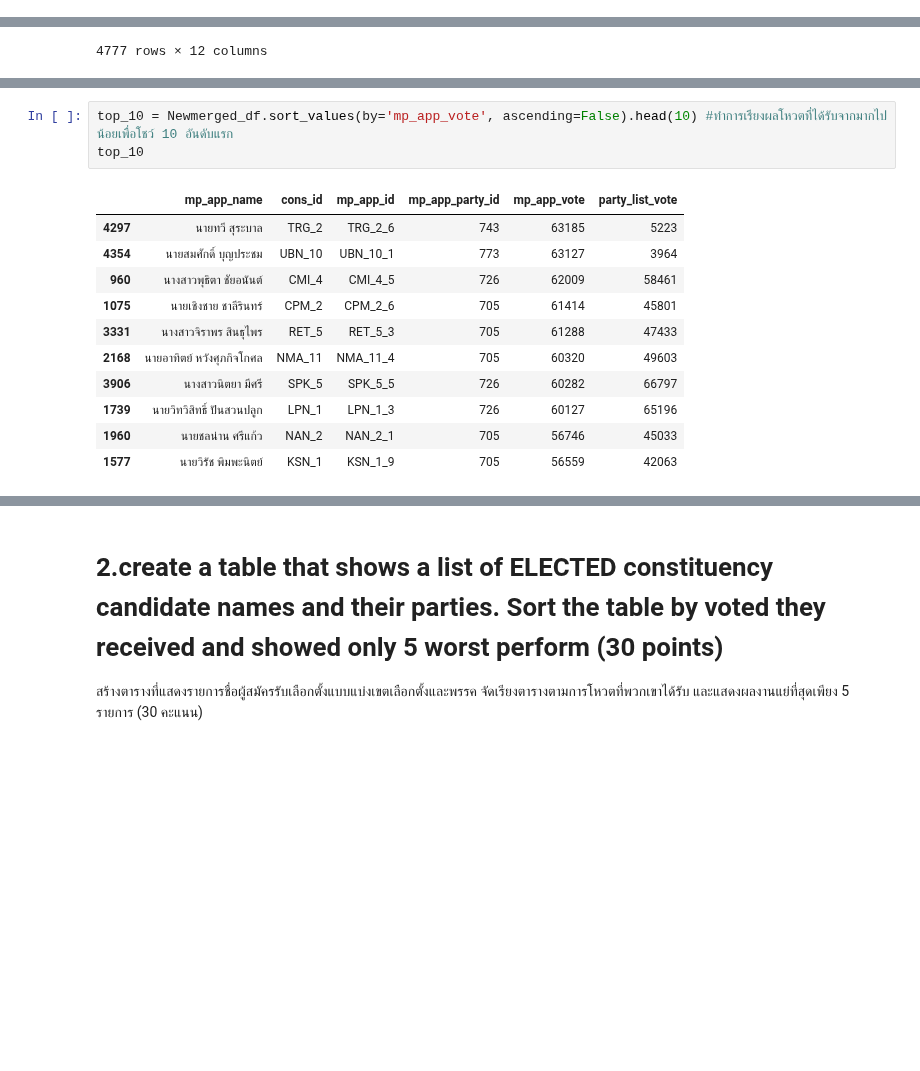
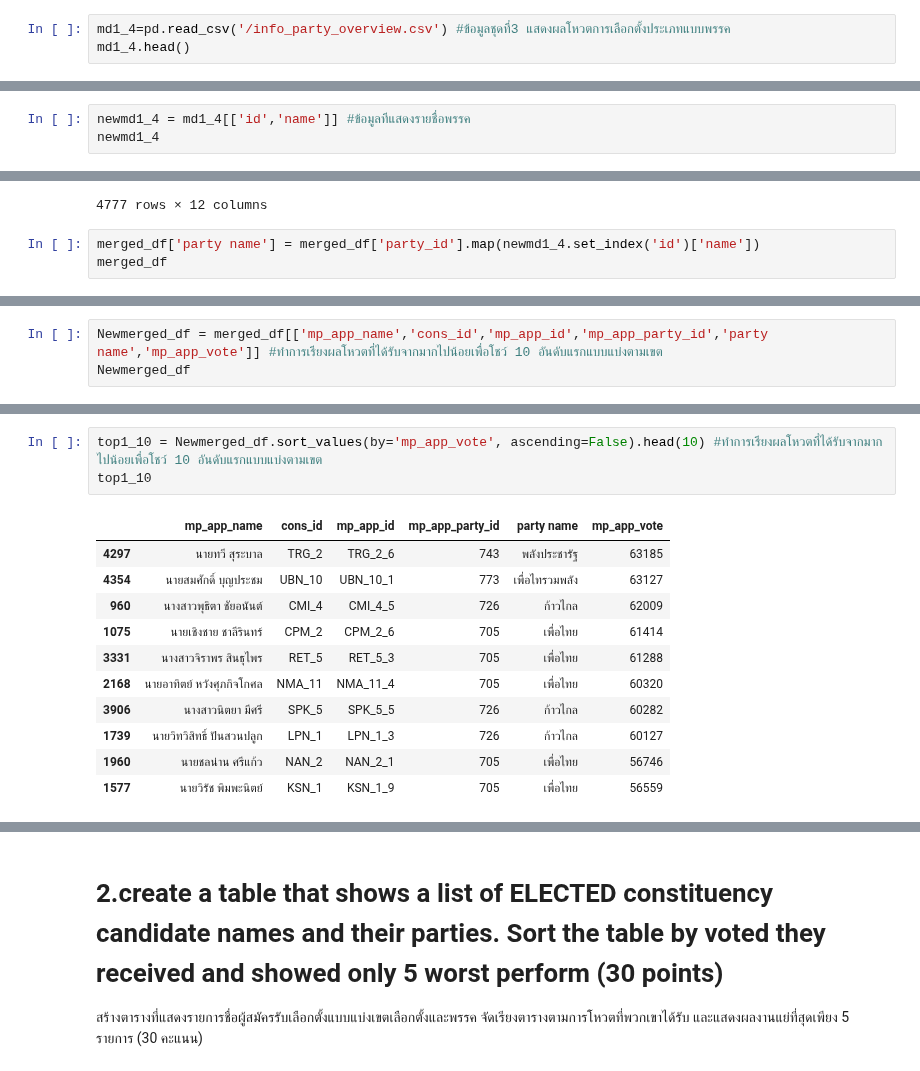
Before and after one commit to Jaomiew/DPDM2023, a Jupyter notebook: midterm_dpdm2023.ipynb, the cells around one changed output, grey strips where cells are left out. Drawn from its saved outputs; the diff is of its cells as text; blank space fills up the shorter version.

```diff
--- a/midterm_dpdm2023.ipynb
+++ b/midterm_dpdm2023.ipynb
@@ -68,3 +68,6 @@ md1_3.head()
 | 2 | ACR_1 | 703 | 67 | 0.06346 |
 | 3 | ACR_1 | 705 | 33576 | 31.80328 |
 | 4 | ACR_1 | 706 | 132 | 0.12503 |
+# %%
+md1_4=pd.read_csv('/info_party_overview.csv') #ข้อมูลชุดที่3 แสดงผลโหวตการเลือกตั้งประเภทแบบพรรค
+md1_4.head()
@@ -70,0 +81,3 @@ md1_3.head()
+# %%
+newmd1_4 = md1_4[['id','name']] #ข้อมูลทีแสดงรายชื่อพรรค
+newmd1_4
@@ -133,3 +170,6 @@ merged_df
 | 4775 | YST_3_8 | นางสาวสุนันทา สีชมภู | 8 | 769 | https://cdn.ectreport.com/images/... | YST_3 | 11 | 296 | ... |
 | 4776 | YST_3_9 | นายณัฐพล ศรีอุบล | 9 | 726 | https://cdn.ectreport.com/images/... | YST_3 | 3 | 14502 | ... |
 4777 rows × 12 columns
+# %%
+merged_df['party name'] = merged_df['party_id'].map(newmd1_4.set_index('id')['name'])
+merged_df
@@ -152 +208,4 @@ Newmerged_df
 4777 rows × 6 columns
+# %%
+Newmerged_df = merged_df[['mp_app_name','cons_id','mp_app_id','mp_app_party_id','party name','mp_app_vote']] #ทำการเรียงผลโหวตที่ได้รับจากมากไปน้อยเพื่อโชว์ 10 อันดับแรกแบบแบ่งตามเขต
+Newmerged_df
@@ -153,15 +226,15 @@ Newmerged_df
 # %%
-top_10 = Newmerged_df.sort_values(by='mp_app_vote', ascending=False).head(10) #ทำการเรียงผลโหวตที่ได้รับจากมากไปน้อยเพื่อโชว์ 10 อันดับแรก
-top_10
+top1_10 = Newmerged_df.sort_values(by='mp_app_vote', ascending=False).head(10) #ทำการเรียงผลโหวตที่ได้รับจากมากไปน้อยเพื่อโชว์ 10 อันดับแรกแบบแบ่งตามเขต
+top1_10
 # %% [output]
-|  | mp_app_name | cons_id | mp_app_id | mp_app_party_id | mp_app_vote | party_list_vote |
-| 4297 | นายทวี สุระบาล | TRG_2 | TRG_2_6 | 743 | 63185 | 5223 |
-| 4354 | นายสมศักดิ์ บุญประชม | UBN_10 | UBN_10_1 | 773 | 63127 | 3964 |
-| 960 | นางสาวพุธิตา ชัยอนันต์ | CMI_4 | CMI_4_5 | 726 | 62009 | 58461 |
-| 1075 | นายเชิงชาย ชาลีรินทร์ | CPM_2 | CPM_2_6 | 705 | 61414 | 45801 |
-| 3331 | นางสาวจิราพร สินธุไพร | RET_5 | RET_5_3 | 705 | 61288 | 47433 |
-| 2168 | นายอาทิตย์ หวังศุภกิจโกศล | NMA_11 | NMA_11_4 | 705 | 60320 | 49603 |
-| 3906 | นางสาวนิตยา มีศรี | SPK_5 | SPK_5_5 | 726 | 60282 | 66797 |
-| 1739 | นายวิทวิสิทธิ์ ปันสวนปลูก | LPN_1 | LPN_1_3 | 726 | 60127 | 65196 |
-| 1960 | นายชลน่าน ศรีแก้ว | NAN_2 | NAN_2_1 | 705 | 56746 | 45033 |
-| 1577 | นายวิรัช พิมพะนิตย์ | KSN_1 | KSN_1_9 | 705 | 56559 | 42063 |
+|  | mp_app_name | cons_id | mp_app_id | mp_app_party_id | party name | mp_app_vote |
+| 4297 | นายทวี สุระบาล | TRG_2 | TRG_2_6 | 743 | พลังประชารัฐ | 63185 |
+| 4354 | นายสมศักดิ์ บุญประชม | UBN_10 | UBN_10_1 | 773 | เพื่อไทรวมพลัง | 63127 |
+| 960 | นางสาวพุธิตา ชัยอนันต์ | CMI_4 | CMI_4_5 | 726 | ก้าวไกล | 62009 |
+| 1075 | นายเชิงชาย ชาลีรินทร์ | CPM_2 | CPM_2_6 | 705 | เพื่อไทย | 61414 |
+| 3331 | นางสาวจิราพร สินธุไพร | RET_5 | RET_5_3 | 705 | เพื่อไทย | 61288 |
+| 2168 | นายอาทิตย์ หวังศุภกิจโกศล | NMA_11 | NMA_11_4 | 705 | เพื่อไทย | 60320 |
+| 3906 | นางสาวนิตยา มีศรี | SPK_5 | SPK_5_5 | 726 | ก้าวไกล | 60282 |
+| 1739 | นายวิทวิสิทธิ์ ปันสวนปลูก | LPN_1 | LPN_1_3 | 726 | ก้าวไกล | 60127 |
+| 1960 | นายชลน่าน ศรีแก้ว | NAN_2 | NAN_2_1 | 705 | เพื่อไทย | 56746 |
+| 1577 | นายวิรัช พิมพะนิตย์ | KSN_1 | KSN_1_9 | 705 | เพื่อไทย | 56559 |
```
Also changed, not shown: parts of 15 cells of this notebook.
